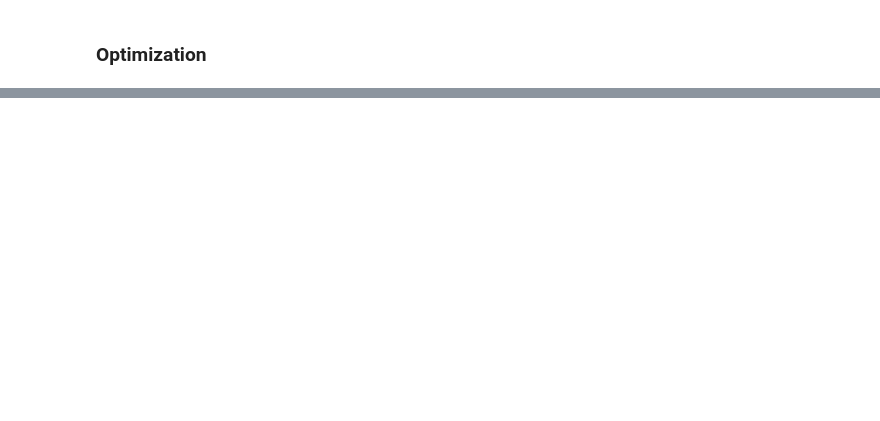
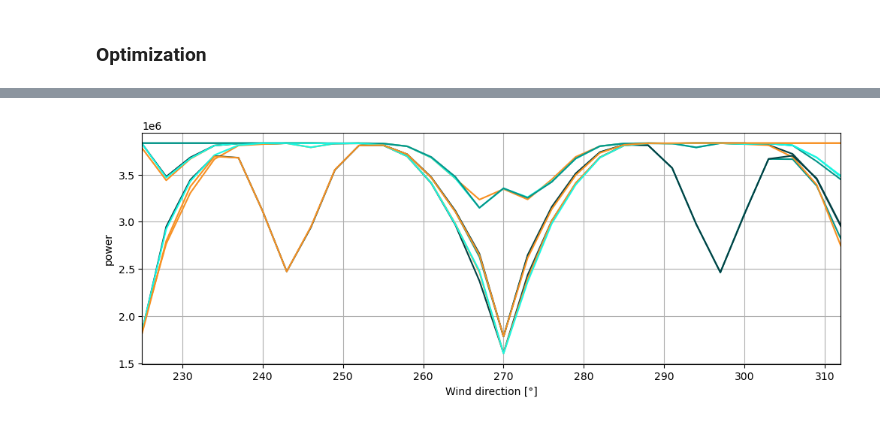
Before and after one commit to chrisosse/TouchWind_Optimization_Framework, a Jupyter notebook: framework_test.ipynb, the cells around one changed output, grey strips where cells are left out. Cells and saved outputs as stored; diff of their text form; code cells hidden in the pictures; blank space fills up the shorter version.

```diff
--- a/framework_test.ipynb
+++ b/framework_test.ipynb
@@ -1078,0 +1185,15 @@ floris.tools.floris_interface.FlorisInterface WARNING The only unique hub-height
+# %%
+value = 'power'
+
+fig = plt.figure()
+fig.set_size_inches(12, 4)
+ax = fig.add_subplot(1, 1, 1)
+for turb in range(n_turbines):
+    ax.plot(df_optimization['wind_direction'], df_optimization[f'{value}_{turb}'], color=colors[turb%len(colors)])
+ax.set_xlabel('Wind direction [°]')
+ax.set_ylabel(f'{value}')
+ax.grid()
+ax.set_xlim(min(df_optimization['wind_direction']), max(df_optimization['wind_direction']))
+plt.show()
+# %% [output]
+[figure, added]
```
Also changed, not shown: parts of 11 cells of this notebook.
